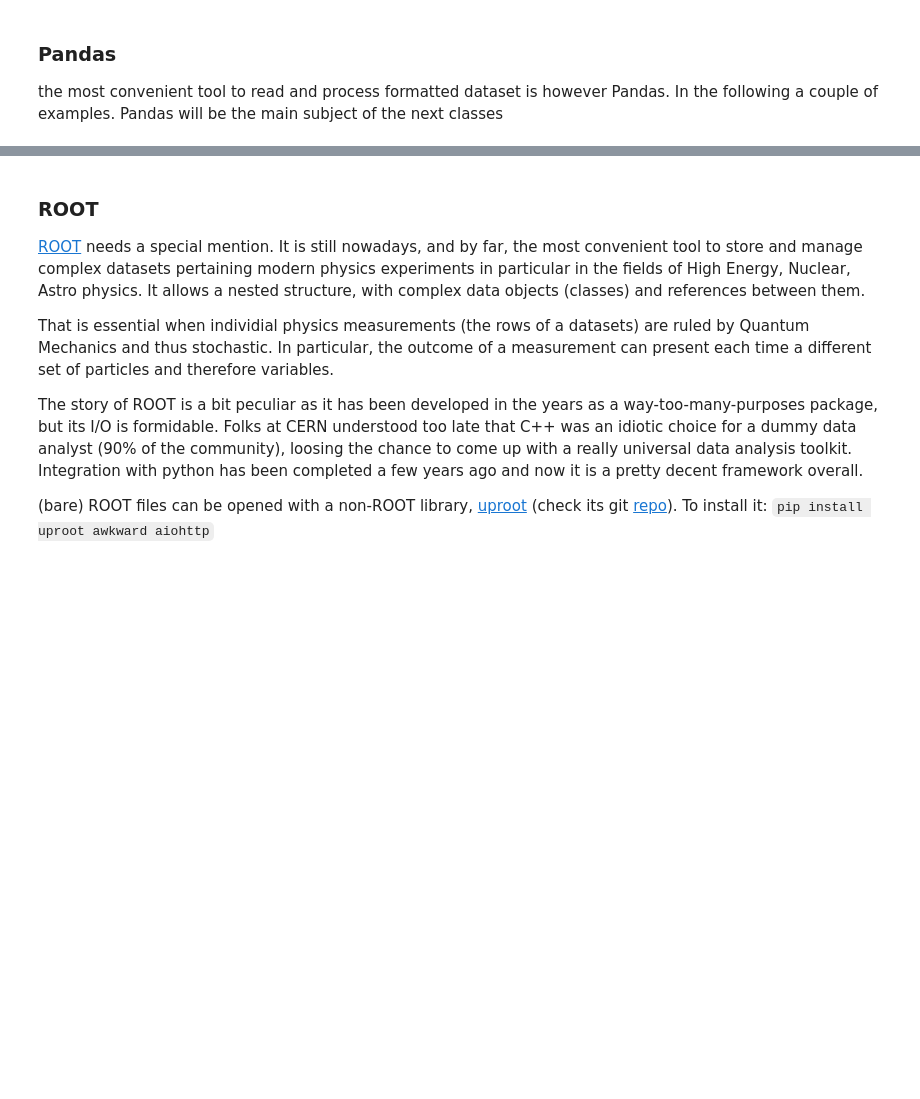
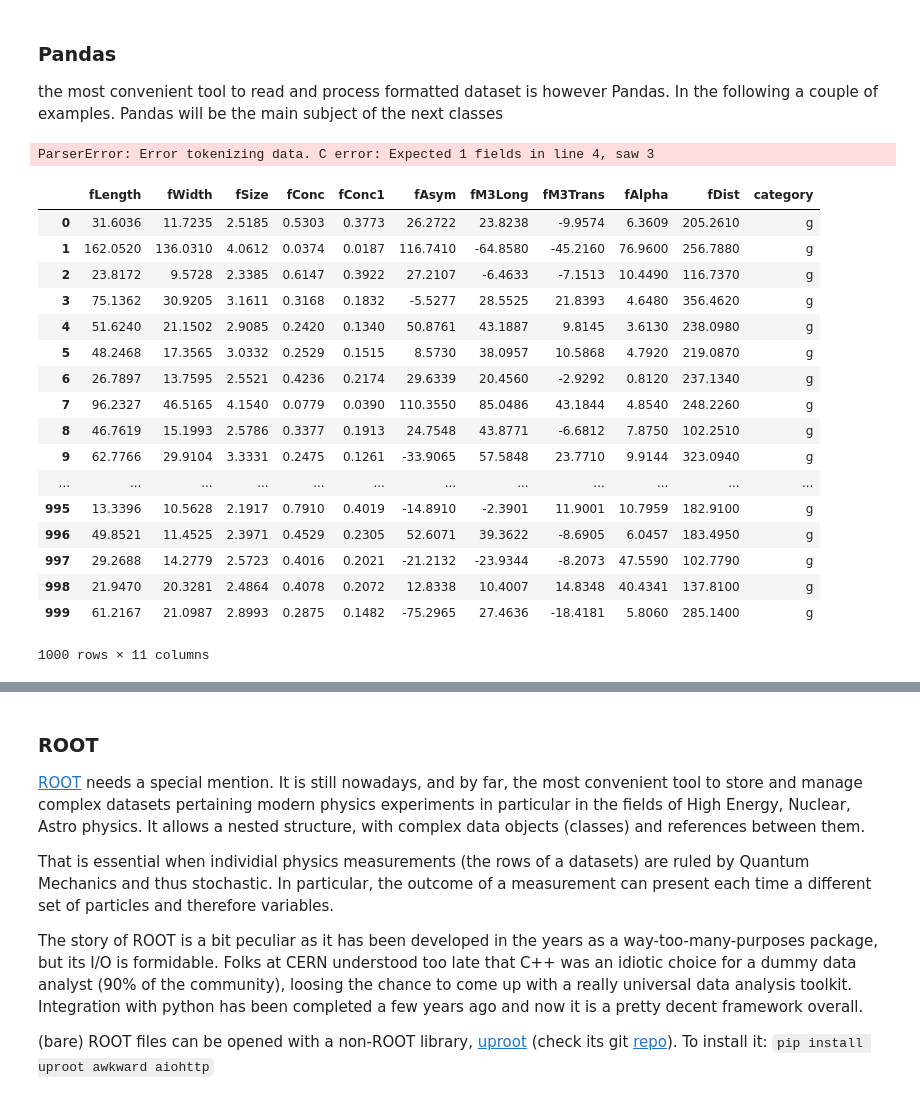
Before and after one commit to santiago10403/LaboratoryOfComputationalPhysics_Y9, a Jupyter notebook: 05_OSEMN.ipynb, the cells around one changed output, grey strips where cells are left out. Cells and saved outputs as stored; diff of their text form; code cells hidden in the pictures; blank space fills up the shorter version.

```diff
--- a/05_OSEMN.ipynb
+++ b/05_OSEMN.ipynb
@@ -337,17 +458,38 @@ with h5py.File('example.hdf5') as f:
 the most convenient tool to read and process formatted dataset is however Pandas. In the following a couple of examples. Pandas will be the main subject of the next classes
 # %%
 import pandas as pd
-file_name="/Users/mzanetti/data/data_000637.txt"
+file_name="/home/andradem/data/data_000637.txt"
 data=pd.read_csv(file_name,nrows=10,skiprows=range(1,1))
 data
+# %% [output]
+ParserError: Error tokenizing data. C error: Expected 1 fields in line 4, saw 3
 # %%
 import pandas as pd
-file_name="/Users/mzanetti/data/magic04.data"
+file_name="/home/andradem/data/magic04.data"
 data=pd.read_csv(file_name,nrows=1000)
 data.columns=['fLength','fWidth','fSize',
         'fConc','fConc1','fAsym',
         'fM3Long','fM3Trans','fAlpha','fDist','category']
 data
+# %% [output]
+|  | fLength | fWidth | fSize | fConc | fConc1 | fAsym | fM3Long | fM3Trans | fAlpha | fDist | category |
+| 0 | 31.6036 | 11.7235 | 2.5185 | 0.5303 | 0.3773 | 26.2722 | 23.8238 | -9.9574 | 6.3609 | 205.2610 | g |
+| 1 | 162.0520 | 136.0310 | 4.0612 | 0.0374 | 0.0187 | 116.7410 | -64.8580 | -45.2160 | 76.9600 | 256.7880 | g |
+| 2 | 23.8172 | 9.5728 | 2.3385 | 0.6147 | 0.3922 | 27.2107 | -6.4633 | -7.1513 | 10.4490 | 116.7370 | g |
+| 3 | 75.1362 | 30.9205 | 3.1611 | 0.3168 | 0.1832 | -5.5277 | 28.5525 | 21.8393 | 4.6480 | 356.4620 | g |
+| 4 | 51.6240 | 21.1502 | 2.9085 | 0.2420 | 0.1340 | 50.8761 | 43.1887 | 9.8145 | 3.6130 | 238.0980 | g |
+| 5 | 48.2468 | 17.3565 | 3.0332 | 0.2529 | 0.1515 | 8.5730 | 38.0957 | 10.5868 | 4.7920 | 219.0870 | g |
+| 6 | 26.7897 | 13.7595 | 2.5521 | 0.4236 | 0.2174 | 29.6339 | 20.4560 | -2.9292 | 0.8120 | 237.1340 | g |
+| 7 | 96.2327 | 46.5165 | 4.1540 | 0.0779 | 0.0390 | 110.3550 | 85.0486 | 43.1844 | 4.8540 | 248.2260 | g |
+| 8 | 46.7619 | 15.1993 | 2.5786 | 0.3377 | 0.1913 | 24.7548 | 43.8771 | -6.6812 | 7.8750 | 102.2510 | g |
+| 9 | 62.7766 | 29.9104 | 3.3331 | 0.2475 | 0.1261 | -33.9065 | 57.5848 | 23.7710 | 9.9144 | 323.0940 | g |
+| ... | ... | ... | ... | ... | ... | ... | ... | ... | ... | ... | ... |
+| 995 | 13.3396 | 10.5628 | 2.1917 | 0.7910 | 0.4019 | -14.8910 | -2.3901 | 11.9001 | 10.7959 | 182.9100 | g |
+| 996 | 49.8521 | 11.4525 | 2.3971 | 0.4529 | 0.2305 | 52.6071 | 39.3622 | -8.6905 | 6.0457 | 183.4950 | g |
+| 997 | 29.2688 | 14.2779 | 2.5723 | 0.4016 | 0.2021 | -21.2132 | -23.9344 | -8.2073 | 47.5590 | 102.7790 | g |
+| 998 | 21.9470 | 20.3281 | 2.4864 | 0.4078 | 0.2072 | 12.8338 | 10.4007 | 14.8348 | 40.4341 | 137.8100 | g |
+| 999 | 61.2167 | 21.0987 | 2.8993 | 0.2875 | 0.1482 | -75.2965 | 27.4636 | -18.4181 | 5.8060 | 285.1400 | g |
+1000 rows × 11 columns
 # %%
 %matplotlib inline
 
```
Also changed, not shown: parts of 23 cells of this notebook, 5 other files.
